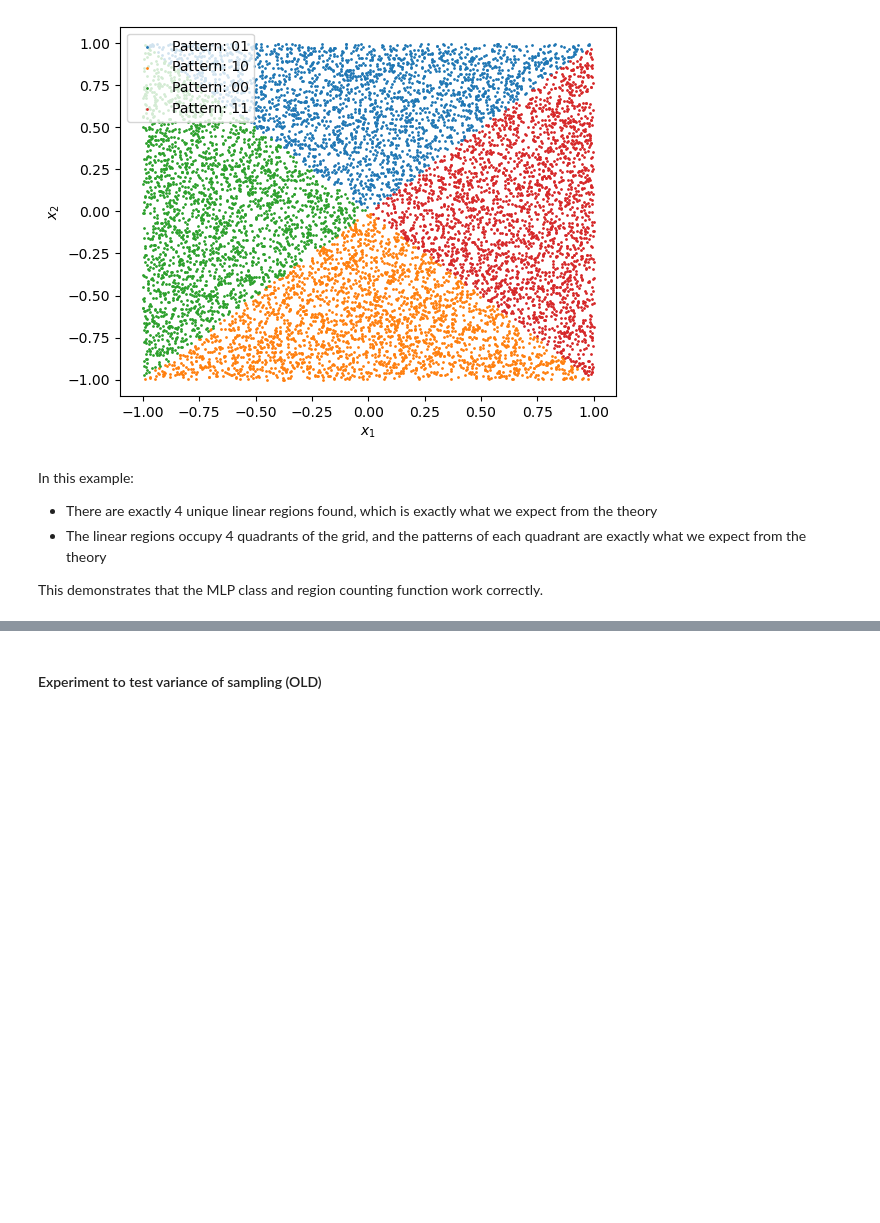
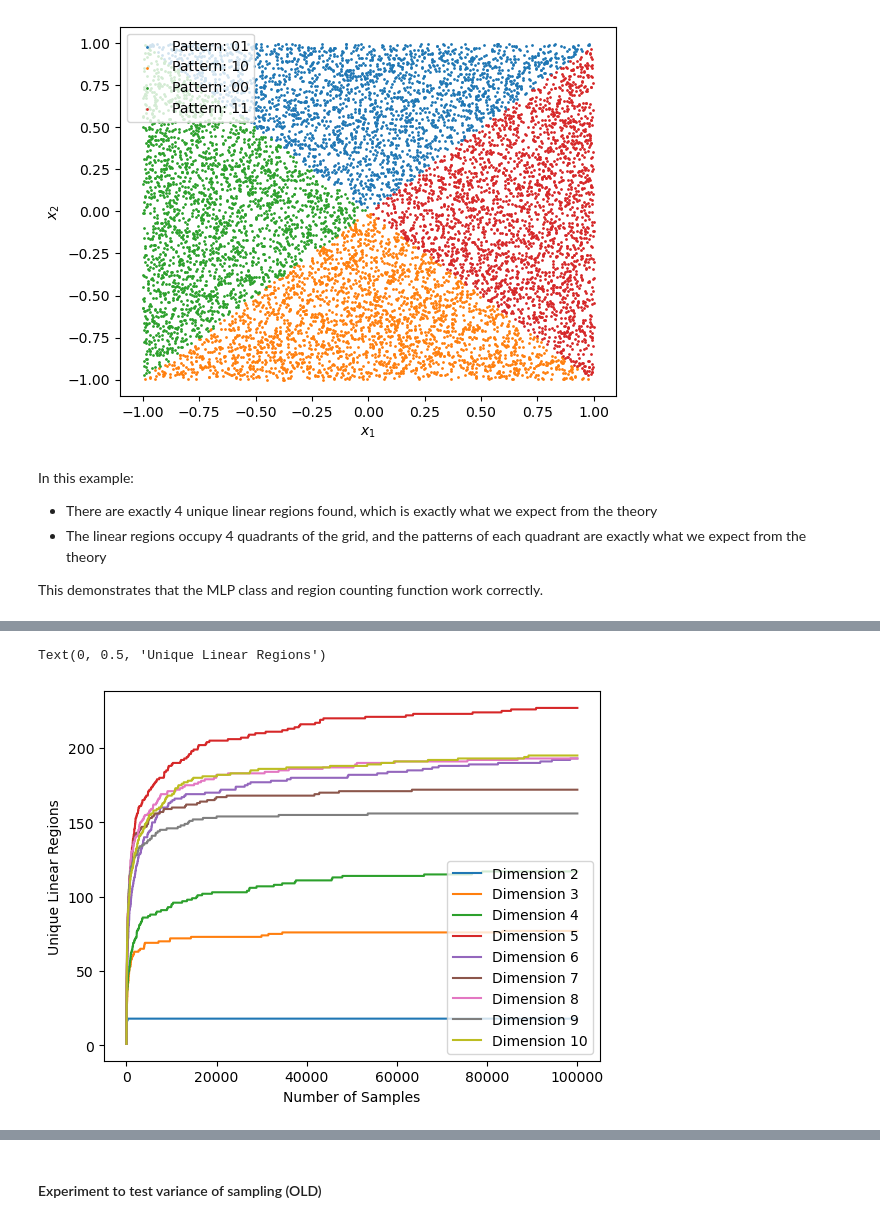
Before and after one commit to Gautam-Chauhan/MSc-Thesis, a Jupyter notebook: iid_uniform_code.ipynb, the cells around one changed output, grey strips where cells are left out. Saved outputs shown, nothing was run; the diff lists cells and outputs as text; code cells hidden in the pictures; blank space fills up the shorter version.

```diff
--- a/iid_uniform_code.ipynb
+++ b/iid_uniform_code.ipynb
@@ -236,0 +306,12 @@ This demonstrates that the MLP class and region counting function work correctly
+# %%
+x = np.arange(100000)
+i=0
+for discovery_curves in unique_counts_dimension_a:
+    plt.plot(x,discovery_curves[0,:],label=f"Dimension {dimensions[i]}")
+    i+=1
+plt.legend()
+plt.xlabel("Number of Samples")
+plt.ylabel("Unique Linear Regions")
+# %% [output]
+Text(0, 0.5, 'Unique Linear Regions')
+[figure, added]
```
Also changed, not shown: parts of 23 cells of this notebook.
